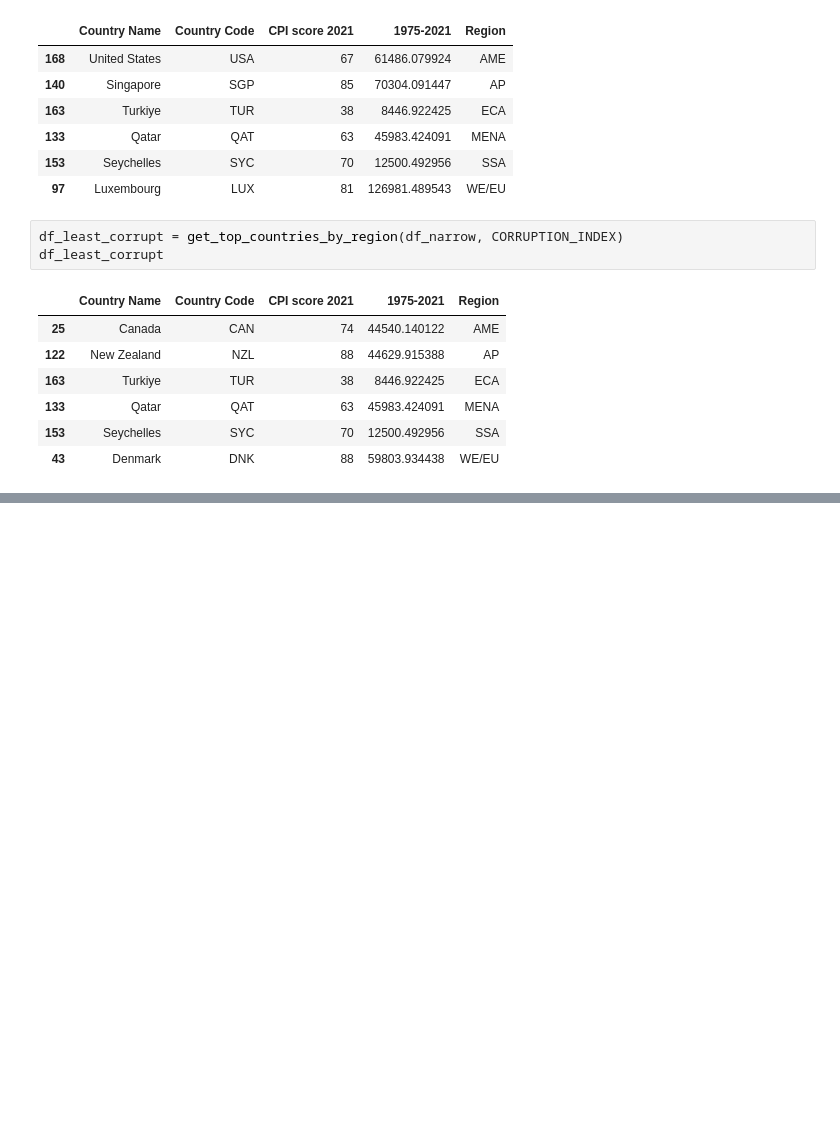
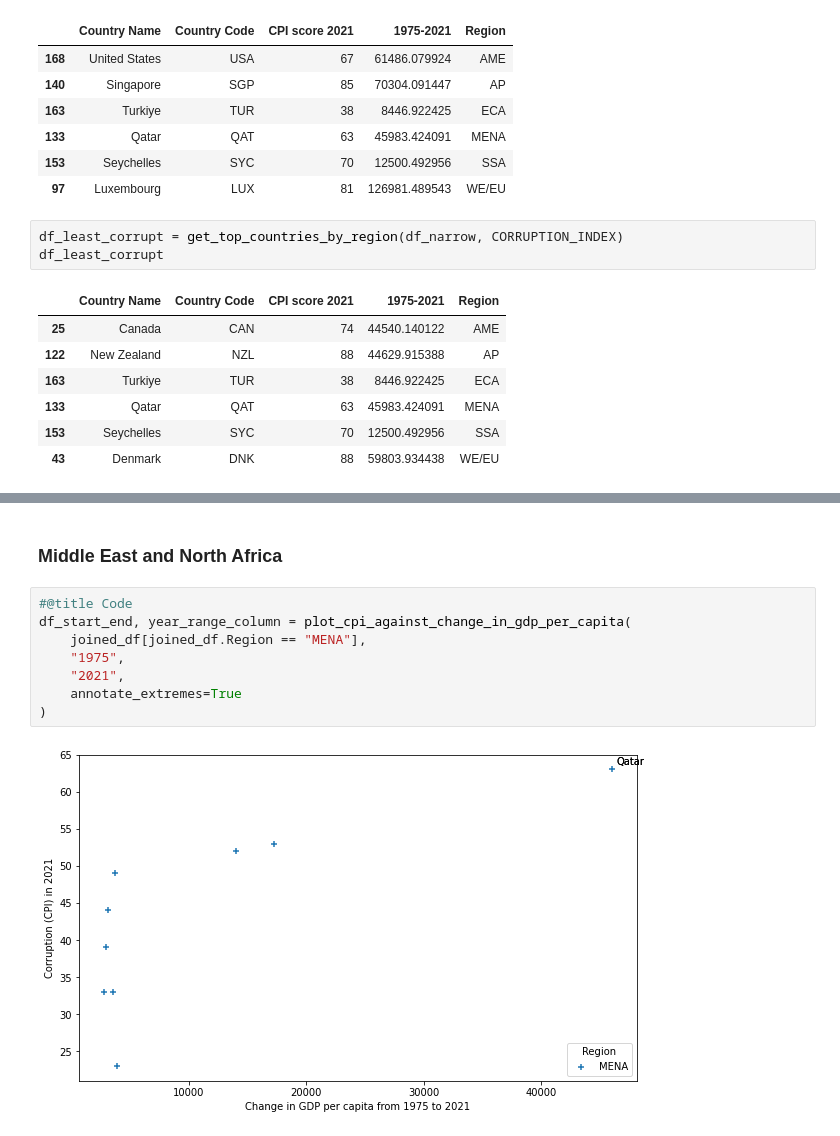
Before and after one commit to ndronen/econdata, a Jupyter notebook: notebooks/Corruption_and_GDP_growth.ipynb, the cells around one changed output, grey strips where cells are left out. Cells and saved outputs as stored; diff of their text form; blank space fills up the shorter version.

```diff
--- a/notebooks/Corruption_and_GDP_growth.ipynb
+++ b/notebooks/Corruption_and_GDP_growth.ipynb
@@ -206,0 +242,12 @@ df_least_corrupt
+# %% [markdown]
+### Middle East and North Africa
+# %%
+#@title Code
+df_start_end, year_range_column = plot_cpi_against_change_in_gdp_per_capita(
+    joined_df[joined_df.Region == "MENA"],
+    "1975",
+    "2021",
+    annotate_extremes=True
+)
+# %% [output]
+[figure, added]
```
Also changed, not shown: parts of 13 cells of this notebook.
